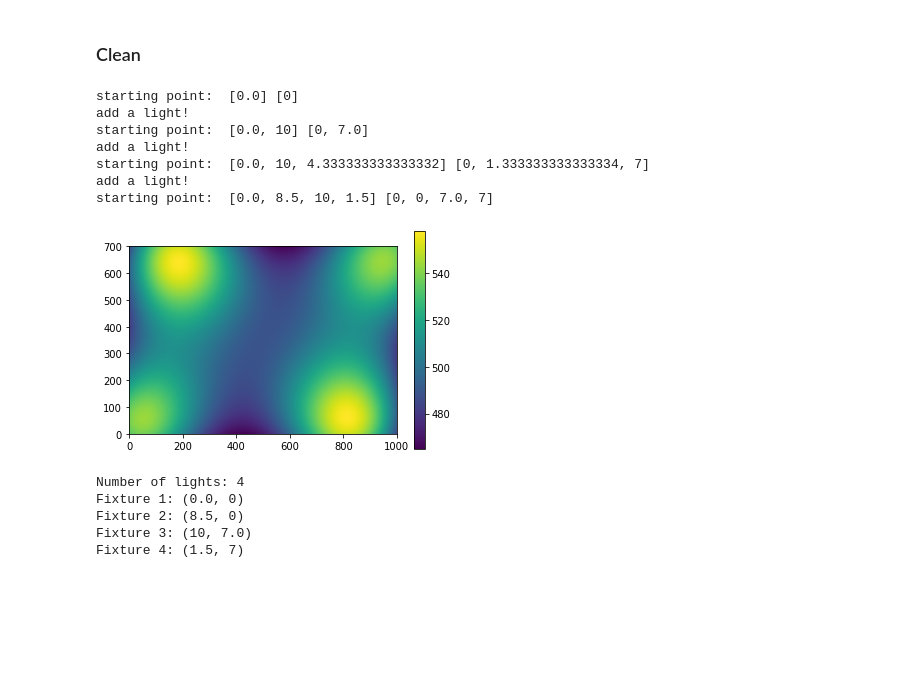
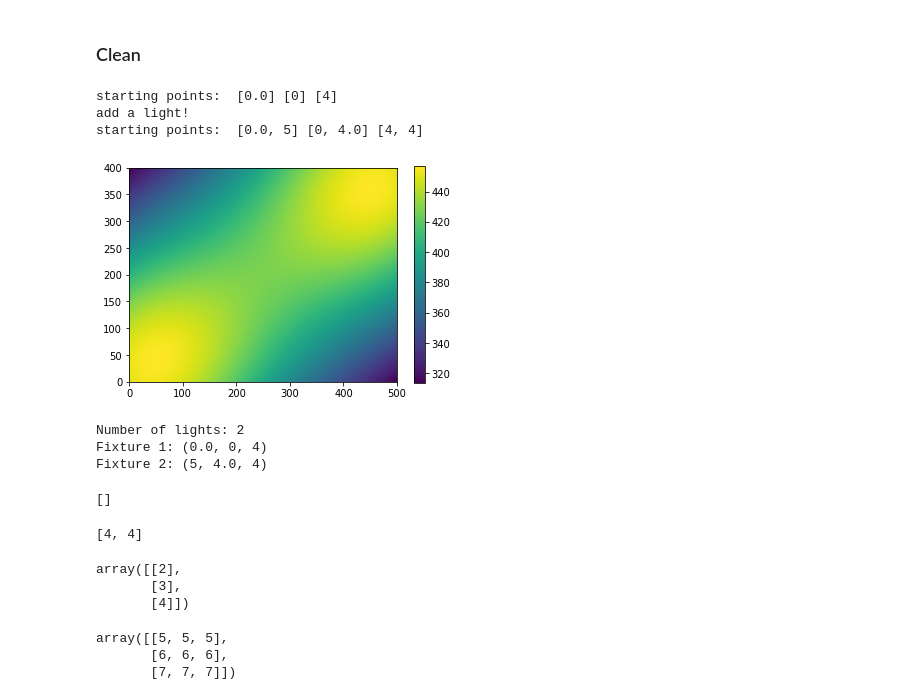
Before and after one commit to MikeElias14/411GroupProject, a Jupyter notebook: 411.ipynb, the cells around one changed output. Saved outputs shown, nothing was run; the diff lists cells and outputs as text; code cells hidden in the pictures; blank space fills up the shorter version.

```diff
--- a/411.ipynb
+++ b/411.ipynb
@@ -332,7 +332,8 @@ max_i = 500
 num_lights = 0
 # pos_x = []
 # pos_y = []
-pos_z = 4
+# pos_z = 4
+start_z = 4
 
 path_x = []
 path_y = []
@@ -416,7 +429,8 @@ def optimize_lights():
     passed = False
     while not passed:
         n += 1
-        pos_x, pos_y = set_starting_points(n)
+        pos_x, pos_y, pos_z = set_starting_points(n)
+        print("starting points: ", pos_x, pos_y, pos_z)
         path_x.append(np.zeros(w*100))
         path_y.append(np.zeros(w*100))
 
@@ -424,12 +438,22 @@ def optimize_lights():
         while not done:
             for j in range(0, length):
                 for k in range(0, width):
-                    lux = get_lux(j/100, k/100, n, pos_x, pos_y)
+                    lux = get_lux(j/100, k/100, n, pos_x, pos_y, pos_z)
                     room[j, k] = lux  # pass meters to get_lux
                     if lux < min_i:
-                        if not move(n, l*0.5, w*0.5, pos_x, pos_y):
+                        if check_move(n, l*0.5, w*0.5, pos_x, pos_y):
                             done = True
-                        gather_moves(n, k, path_x, path_y, pos_x, pos_y) # for plotting
+#                             print("nope", lux)
+                        else:
+                            pos_x, pos_y = move(n, l*0.5, w*0.5, pos_x, pos_y)
+#                             print("moved", lux)
+#                         gather_moves(n, k, path_x, path_y, pos_x, pos_y) # for plotting
+                        passed = False
+                        break
+                    elif lux > max_i:
+                        pos_z = move_up(n, h, pos_z)
+#                         print("up", lux)
+#                         print(room)
                         passed = False
                         break
                 else:
@@ -438,31 +462,33 @@ def optimize_lights():
             else:
                 passed = True
                 done = True
-    return n, room, pos_x, pos_y
+    return n, room, pos_x, pos_y, pos_z
 # %%
 # variables (more accessible)
-h = 1
-l = 10
-w = 7
+h = 10
+l = 5
+w = 4
 
-num_lights, room_lux, end_x, end_y = optimize_lights()
+num_lights, room_lux, end_x, end_y, end_z = optimize_lights()
 
 heatmap2d(room_lux)
 
 print("Number of lights: " + str(num_lights))
-for i, point in enumerate(zip(end_x, end_y)):
+for i, point in enumerate(zip(end_x, end_y, end_z)):
     print("Fixture {}: {}".format(i+1, point))
 # %% [output]
-starting point:  [0.0] [0]
+starting points:  [0.0] [0] [4]
 add a light!
-starting point:  [0.0, 10] [0, 7.0]
-add a light!
-starting point:  [0.0, 10, 4.333333333333332] [0, 1.333333333333334, 7]
-add a light!
-starting point:  [0.0, 8.5, 10, 1.5] [0, 0, 7.0, 7]
+starting points:  [0.0, 5] [0, 4.0] [4, 4]
-[figure, old version]
+[figure, new version]
-Number of lights: 4
-Fixture 1: (0.0, 0)
-Fixture 2: (8.5, 0)
-Fixture 3: (10, 7.0)
-Fixture 4: (1.5, 7)
+Number of lights: 2
+Fixture 1: (0.0, 0, 4)
+Fixture 2: (5, 4.0, 4)
+# %%
+pos_x
+# %% [output]
+[]
+# %%
+[4]*2
+# %% [output]
+[4, 4]
@@ -468,0 +498,12 @@ Fixture 4: (1.5, 7)
+# %%
+1 + arr.T
+# %% [output]
+array([[2],
+       [3],
+       [4]])
+# %%
+roo + arr.T
+# %% [output]
+array([[5, 5, 5],
+       [6, 6, 6],
+       [7, 7, 7]])
```
Also changed, not shown: parts of 25 cells of this notebook.
